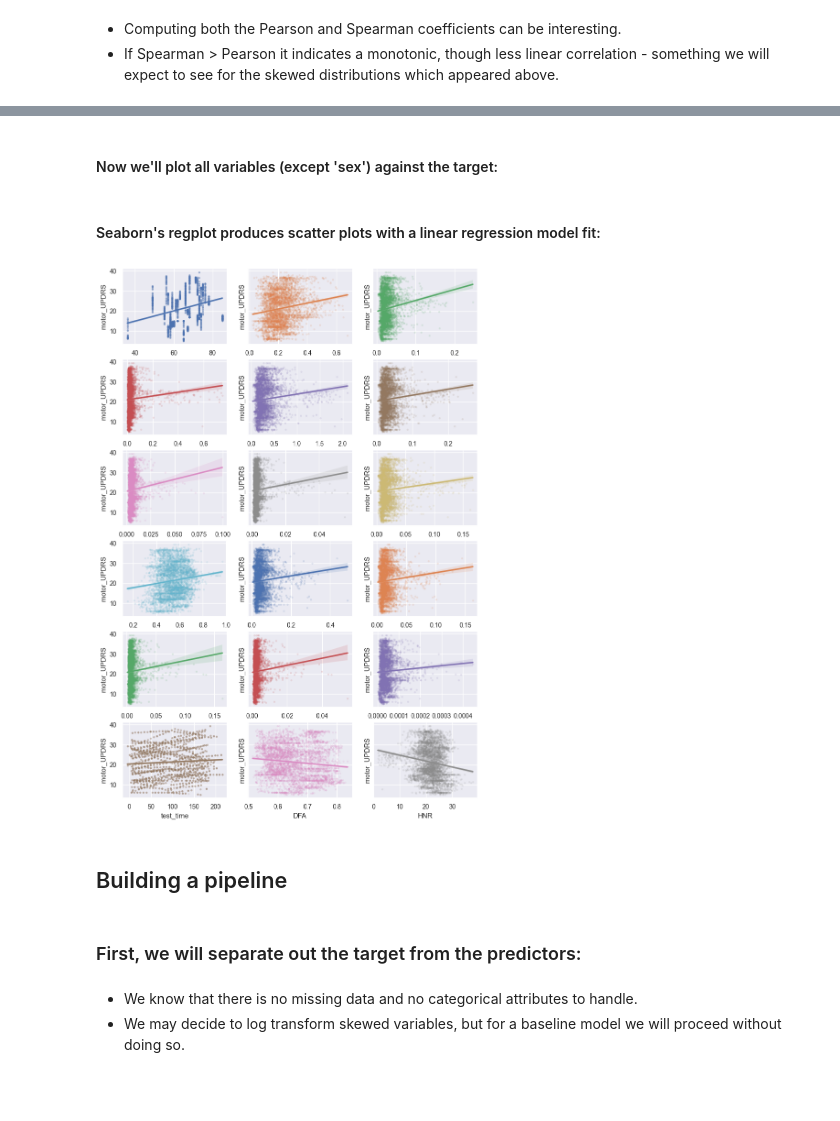
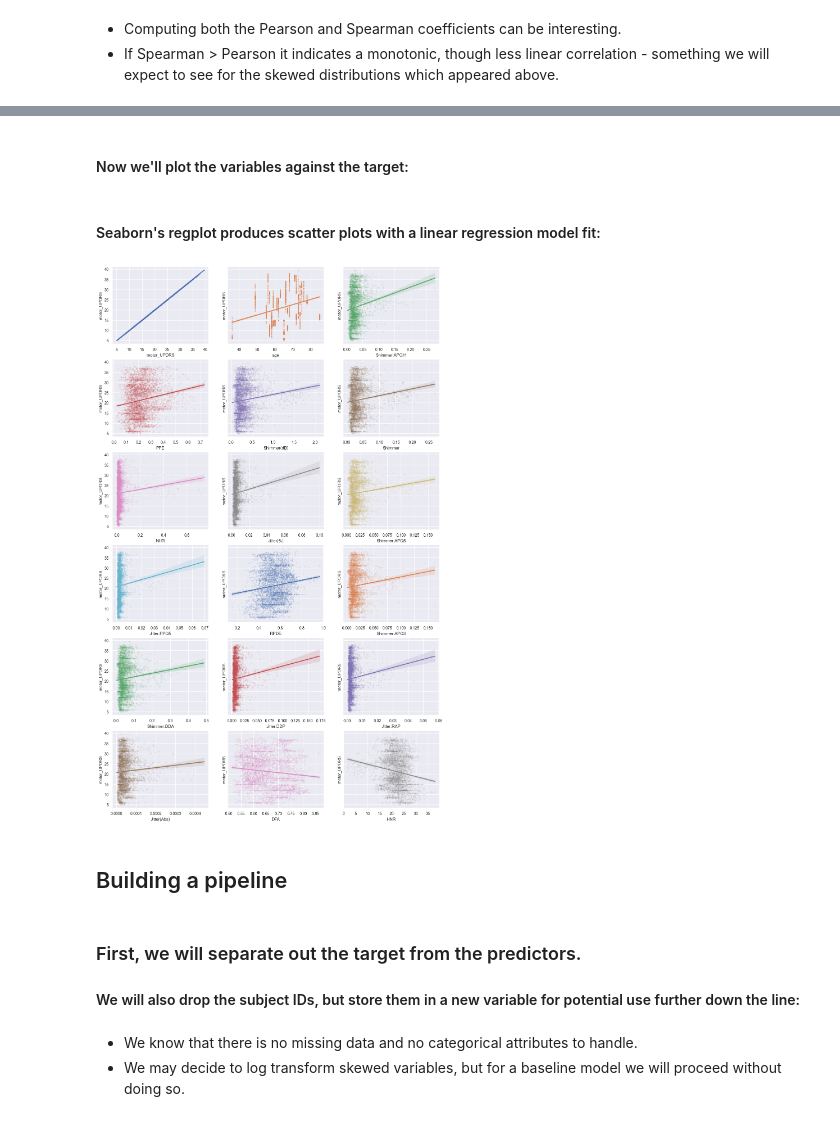
Before and after one commit to gs354/parkinsons_telemonitoring, a Jupyter notebook: parkinsons_telemonitoring/parkinsons_predict.ipynb, the cells around one changed output, grey strips where cells are left out. Drawn from its saved outputs; the diff is of its cells as text; code cells hidden in the pictures; blank space fills up the shorter version.

Commit message:
Updates to data split and re-runs

```diff
--- a/parkinsons_telemonitoring/parkinsons_predict.ipynb
+++ b/parkinsons_telemonitoring/parkinsons_predict.ipynb
@@ -236,5 +253,6 @@ data.describe()
 # %% [markdown]
 ### First look at the distributions:
 # %%
+sns.set(font_scale=0.9)
 data.hist(bins=50, figsize=(20, 15));
 # %% [output]
@@ -245,0 +266,2 @@ data.hist(bins=50, figsize=(20, 15));
+# %%
+data = data.drop("test_time", axis=1)
@@ -248,8 +281,8 @@ data.hist(bins=50, figsize=(20, 15));
 # %%
 # Compute Pearson correlation coefficient
-corr_matrix_p = data.corr(method="pearson")
+corr_matrix_p = data.drop(["sex", "subject#"], axis=1).corr(method="pearson")
 # Compute Spearman correlation coefficient
-corr_matrix_s = data.corr(method="spearman")
+corr_matrix_s = data.drop(["sex", "subject#"], axis=1).corr(method="spearman")
 # %% [markdown]
 - Computing both the Pearson and Spearman coefficients can be interesting.
 - If Spearman > Pearson it indicates a monotonic, though less linear correlation - something we will expect to see for the skewed distributions which appeared above.
@@ -297,20 +322,20 @@ sns.pairplot(data[features], kind='scatter', diag_kind='hist', hue="sex", plot_k
 # %% [markdown]
-#### Now we'll plot all variables (except 'sex') against the target:
+#### Now we'll plot the variables against the target:
 # %%
 features = corr_matrix_s["motor_UPDRS"].sort_values(ascending=False).index
-features = features.drop(["sex"])
 # %% [markdown]
 #### Seaborn's regplot produces scatter plots with a linear regression model fit:
 # %%
 nrow = 6
 ncol = 3
-fig, axs = plt.subplots(nrow, ncol, figsize=(10,15), sharey=True)
+fig, axs = plt.subplots(nrow, ncol, figsize=(15,25), sharey=True)
 for i, ax in enumerate(fig.axes):
-    sns.regplot(x=features[i+1], y='motor_UPDRS', data=data, ax=ax, color=f'C{i}', scatter_kws={'alpha':0.1, 's':5})
+    sns.regplot(x=features[i], y='motor_UPDRS', data=data, ax=ax, color=f'C{i}', scatter_kws={'alpha':0.1, 's':5})
 # %% [output]
-[figure, old version]
+[figure, new version]
 # %% [markdown]
 ## Building a pipeline
 # %% [markdown]
-### First, we will separate out the target from the predictors:
+### First, we will separate out the target from the predictors.
+#### We will also drop the subject IDs, but store them in a new variable for potential use further down the line:
 # %%
```
Also changed, not shown: parts of 47 cells of this notebook, 2 other files.
